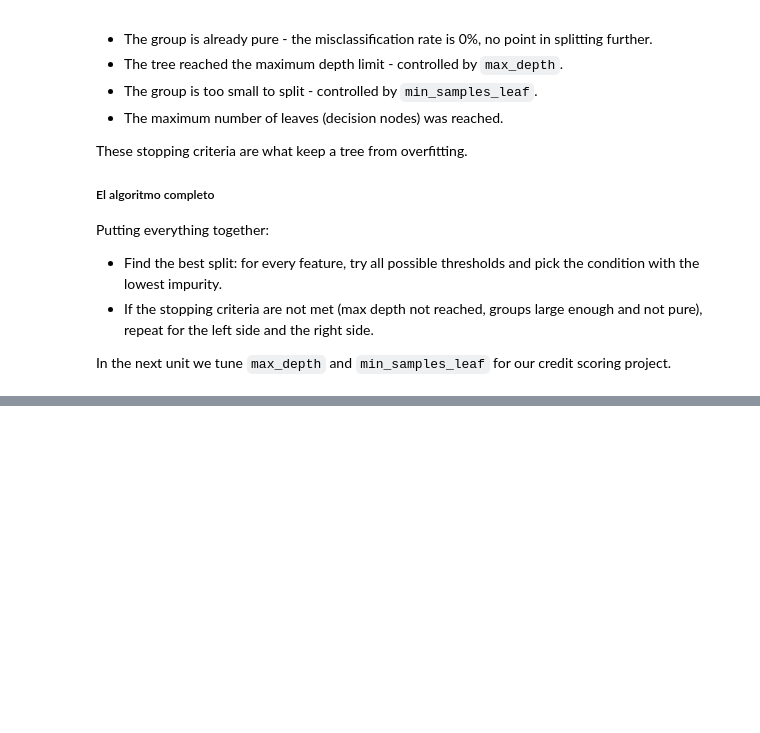
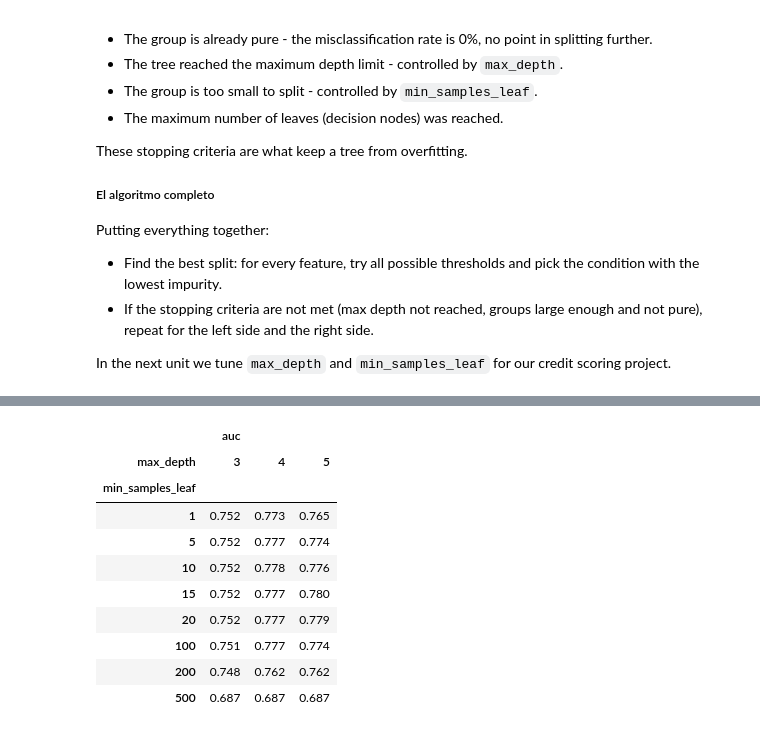
Before and after one commit to rfhfmnn/ml-zoomcamp, a Jupyter notebook: 5_trees/credit_risk.ipynb, the cells around one changed output, grey strips where cells are left out. Cells and saved outputs as stored; diff of their text form; code cells hidden in the pictures; blank space fills up the shorter version.

```diff
--- a/5_trees/credit_risk.ipynb
+++ b/5_trees/credit_risk.ipynb
@@ -581,0 +624,16 @@
+# %%
+#el df es dificil de seguir, por lo que pivotamos
+df_scores_pivot = df_scores.pivot(index='min_samples_leaf', columns=['max_depth'], values=['auc'])
+df_scores_pivot.round(3)
+# %% [output]
+|  | auc |  |  |
+| max_depth | 3 | 4 | 5 |
+| min_samples_leaf |  |  |  |
+| 1 | 0.752 | 0.773 | 0.765 |
+| 5 | 0.752 | 0.777 | 0.774 |
+| 10 | 0.752 | 0.778 | 0.776 |
+| 15 | 0.752 | 0.777 | 0.780 |
+| 20 | 0.752 | 0.777 | 0.779 |
+| 100 | 0.751 | 0.777 | 0.774 |
+| 200 | 0.748 | 0.762 | 0.762 |
+| 500 | 0.687 | 0.687 | 0.687 |
```
Also changed, not shown: parts of 13 cells of this notebook, 3 other files.
